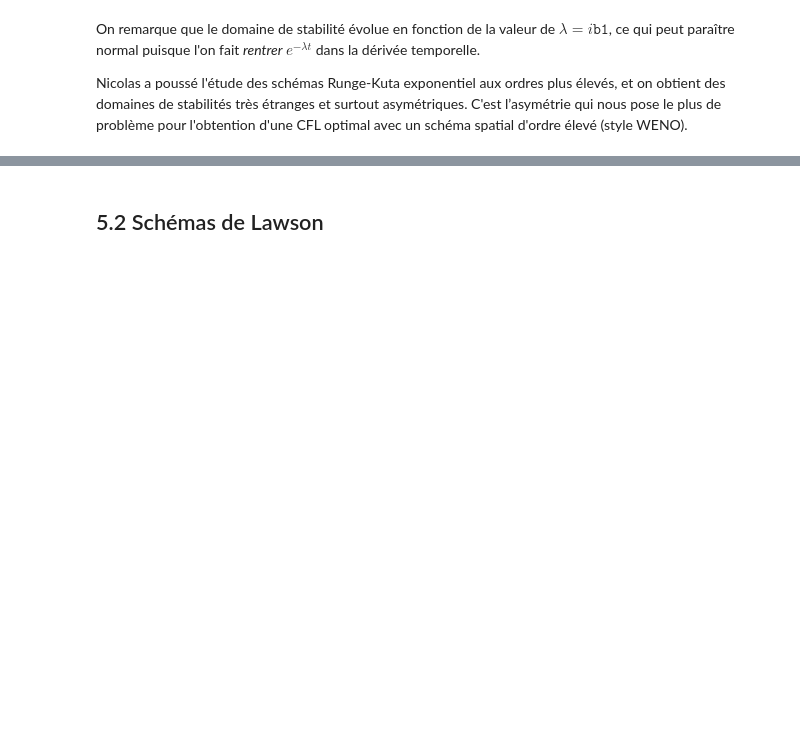
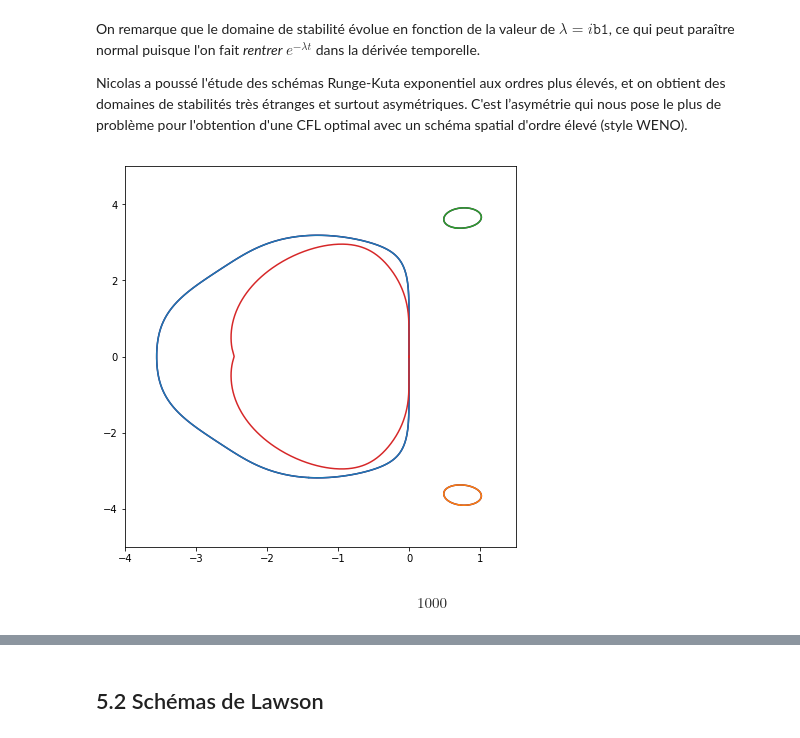
Before and after one commit to kivvix/miMaS, a Jupyter notebook: notebook/cfl.ipynb, the cells around one changed output, grey strips where cells are left out. Drawn from its saved outputs; the diff is of its cells as text; code cells hidden in the pictures; blank space fills up the shorter version.

```diff
--- a/notebook/cfl.ipynb
+++ b/notebook/cfl.ipynb
@@ -1430,3 +1430,29 @@ plt.rcParams['figure.figsize'] = save_figsize
 On remarque que le domaine de stabilité évolue en fonction de la valeur de $\lambda = i\texttt{b1}$, ce qui peut paraître normal puisque l'on fait *rentrer* $e^{-\lambda t}$ dans la dérivée temporelle.
 
 Nicolas a poussé l'étude des schémas Runge-Kuta exponentiel aux ordres plus élevés, et on obtient des domaines de stabilités très étranges et surtout asymétriques. C'est l’asymétrie qui nous pose le plus de problème pour l'obtention d'une CFL optimal avec un schéma spatial d'ordre élevé (style WENO).
+# %%
+n=15
+R = sp.Abs(poly_carac(6))
+
+x,y = sp.symbols("x y",real=True)
+f = sp.lambdify((x, y), R.subs(z,x+I*y),'numpy')
+a = np.linspace(*(-5,2,100))
+b = np.linspace(*(-5,5,100))
+X, Y = np.meshgrid(a, b)
+eps = 1e-2
+
+plt.rcParams['figure.figsize'] = [7, 7]
+dat0 = contour(R,z,(-4,1.5,390),(-5,5,391), levels=[1.]).allsegs
+#Z = [ x+y*1j for y in Y[:,0] for x in X[0,:] if np.absolute(f(x,y)-1) < eps ]
+#Z = sorted(Z,key=lambda z:np.angle(z+1.))
+#plt.plot(*reim(Z),',-',markersize=2)
+#plt.plot(dat0[:,0],dat0[:,1])
+plt.plot(dat0[0][1][:,0],dat0[0][1][:,1])
+plt.plot(dat0[0][0][:,0],dat0[0][0][:,1])
+plt.plot(dat0[0][2][:,0],dat0[0][2][:,1])
+plt.plot(*reim(-2*weno.data))
+plt.show()
+len(dat0[0][1][:-1])
+# %% [output]
+[figure, added]
+$$1000$$
```
Also changed, not shown: parts of 5 cells of this notebook.
